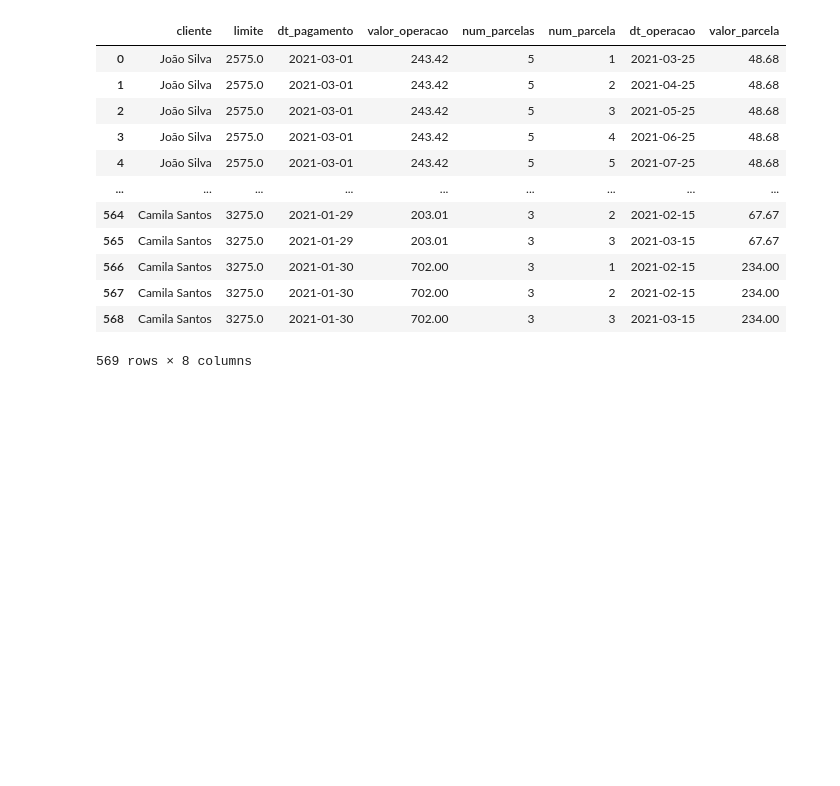
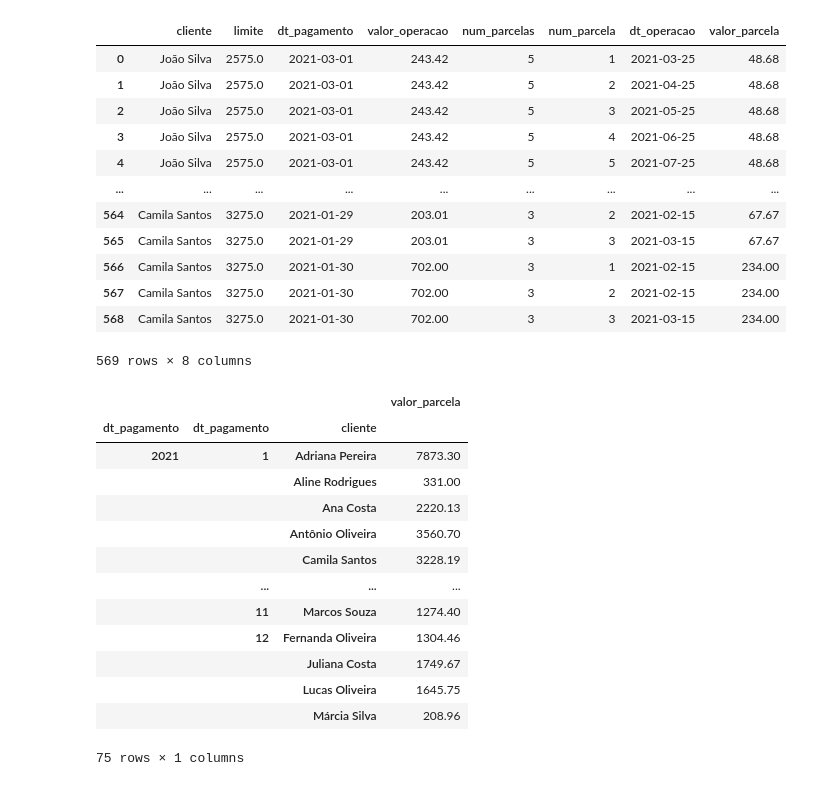
Before and after one commit to martinlietz/squadcinza_projeto3, a Jupyter notebook: projeto.ipynb, the cells around one changed output. Cells and saved outputs as stored; diff of their text form; code cells hidden in the pictures; blank space fills up the shorter version.

```diff
--- a/projeto.ipynb
+++ b/projeto.ipynb
@@ -268,3 +268,22 @@ df_total_com_parcelas
 | 567 | Camila Santos | 3275.0 | 2021-01-30 | 702.00 | 3 | 2 | 2021-02-15 | 234.00 |
 | 568 | Camila Santos | 3275.0 | 2021-01-30 | 702.00 | 3 | 3 | 2021-03-15 | 234.00 |
 569 rows × 8 columns
+# %%
+result = df_total_com_parcelas.groupby([df_total_com_parcelas['dt_pagamento'].dt.year, df_total_com_parcelas['dt_pagamento'].dt.month, df_total_com_parcelas['cliente']]).agg({'valor_parcela':sum})
+# %%
+result
+# %% [output]
+|  |  |  | valor_parcela |
+| dt_pagamento | dt_pagamento | cliente |  |
+| 2021 | 1 | Adriana Pereira | 7873.30 |
+|  |  | Aline Rodrigues | 331.00 |
+|  |  | Ana Costa | 2220.13 |
+|  |  | Antônio Oliveira | 3560.70 |
+|  |  | Camila Santos | 3228.19 |
+|  | ... | ... | ... |
+|  | 11 | Marcos Souza | 1274.40 |
+|  | 12 | Fernanda Oliveira | 1304.46 |
+|  |  | Juliana Costa | 1749.67 |
+|  |  | Lucas Oliveira | 1645.75 |
+|  |  | Márcia Silva | 208.96 |
+75 rows × 1 columns
```
